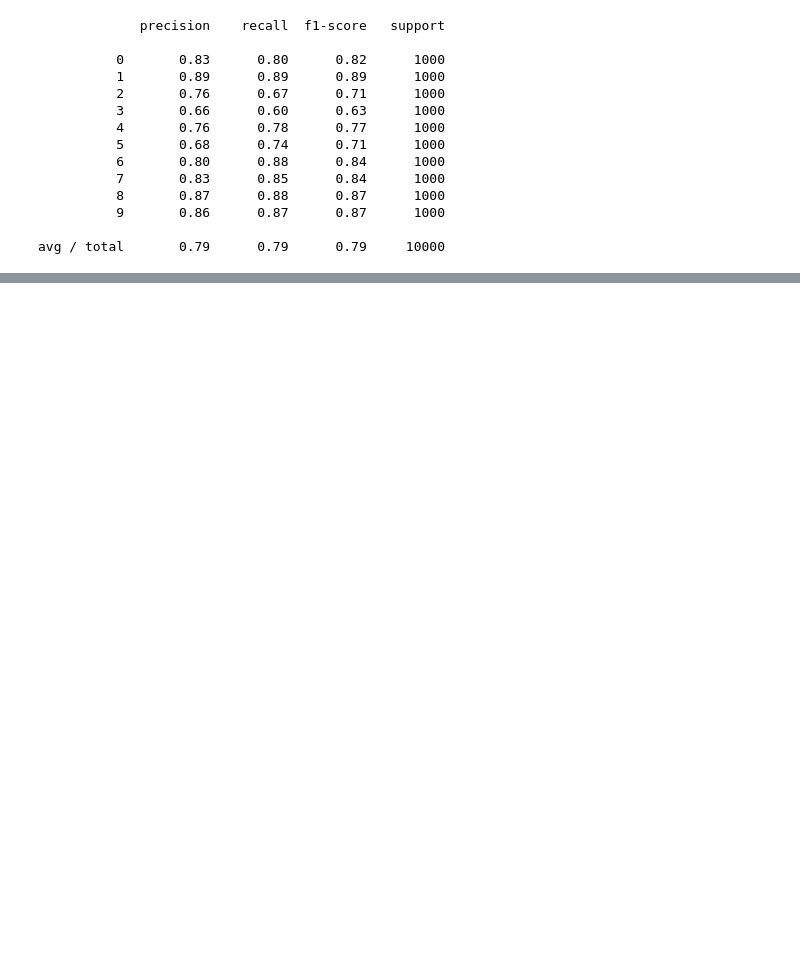
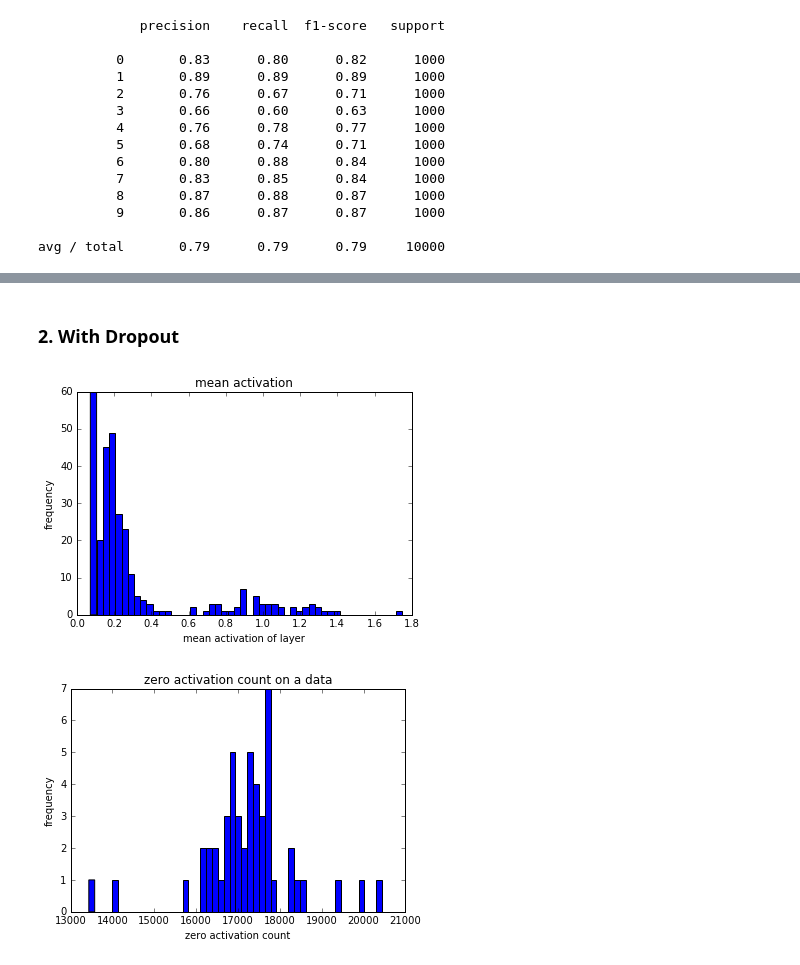
Before and after one commit to ishikota/jupyter-notebook-shelf, a Jupyter notebook: keras/dropout_effect_on_sparcity/dropout_effect_on_sparcity.ipynb, the cells around one changed output, grey strips where cells are left out. Saved outputs shown, nothing was run; the diff lists cells and outputs as text; code cells hidden in the pictures; blank space fills up the shorter version.

```diff
--- a/keras/cifar10/cifar10_cnn.ipynb
+++ b/keras/dropout_effect_on_sparcity/dropout_effect_on_sparcity.ipynb
@@ -234,0 +302,8 @@ plot_activation(record)
+# %% [markdown]
+### 2. With Dropout
+# %%
+statistics = take_statistics(model, trainX[:50])
+gen_hist_from_statistics(statistics)
+# %% [output]
+[figure, added]
+[figure, added]
```
Also changed, not shown: parts of 36 cells of this notebook, 4 other files.
